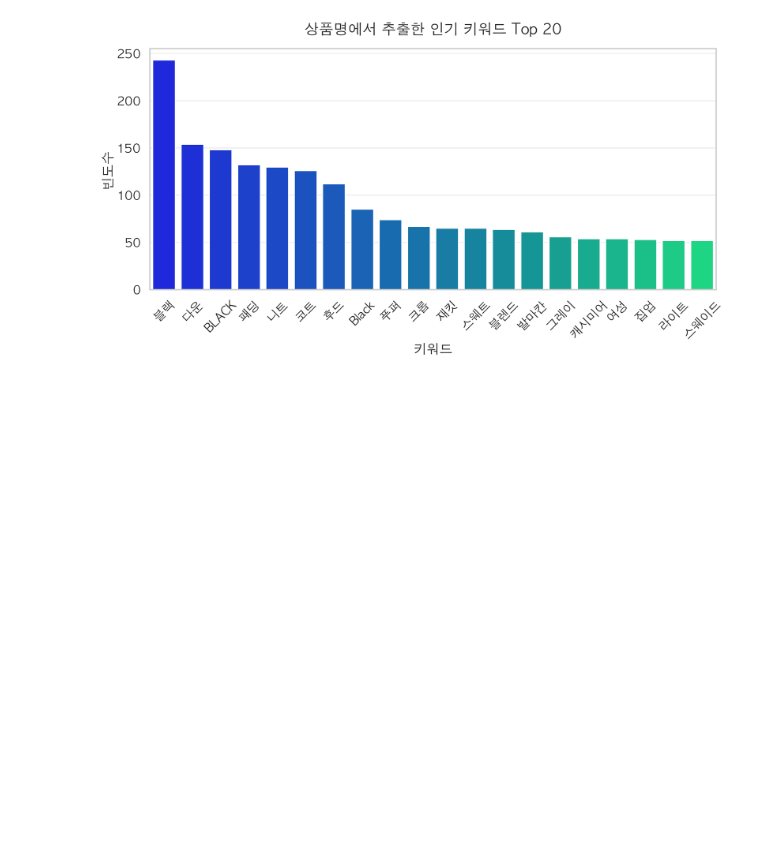
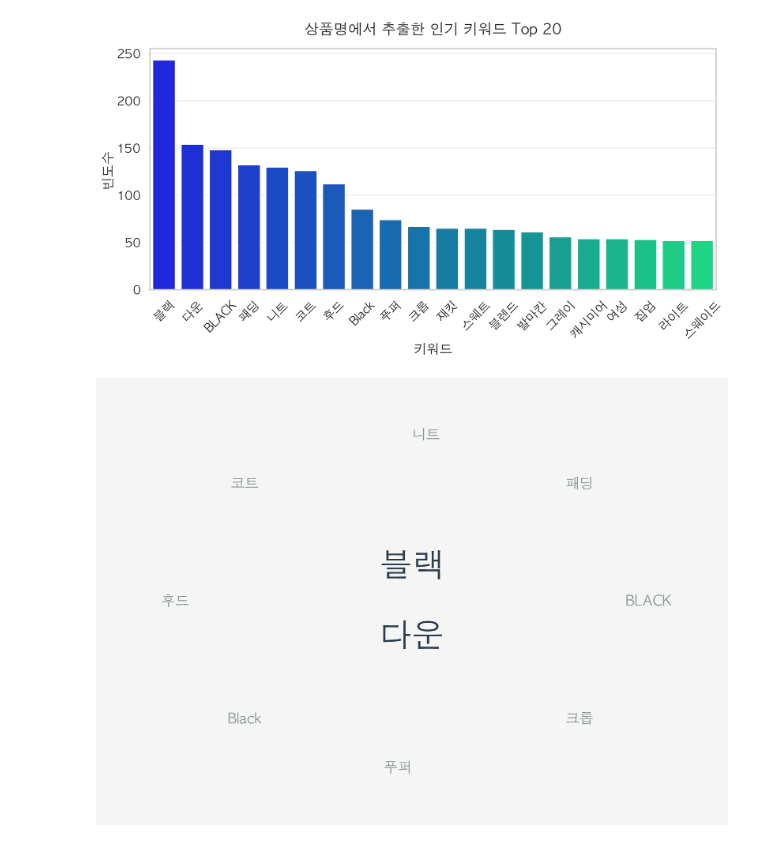
Before and after one commit to parkjto/Fashion_Platform-Musinsa-Trend_Analysis, a Jupyter notebook: Fashion_Platform_Trend_Analysis.ipynb, the cells around one changed output. Saved outputs shown, nothing was run; the diff lists cells and outputs as text; code cells hidden in the pictures; blank space fills up the shorter version.

```diff
--- a/Fashion_Platform_Trend_Analysis.ipynb
+++ b/Fashion_Platform_Trend_Analysis.ipynb
@@ -1118,17 +1148,24 @@ Passing `palette` without assigning `hue` is deprecated and will be removed in v
 
 import numpy as np
 
-# 상위 키워드 추출 (이미 Cell 18에서 계산됨)
+# 상위 키워드 추출 (Cell 18 연동)
+try:
+    if 'top_keywords' not in locals():
+        # top_keywords가 없을 경우를 대비한 더미 데이터 또는 예외처리
+        pass
+except NameError:
+    pass
+
 top_2_keywords = top_keywords[:2]  # 상위 2개
 other_keywords = top_keywords[2:10]  # 3~10위 (주변 배치용)
 
 # 그림 생성
-fig, ax = plt.subplots(figsize=(12, 10))
+fig, ax = plt.subplots(figsize=(14, 10)) # 크기 키움
 ax.set_xlim(0, 10)
 ax.set_ylim(0, 10)
 ax.axis('off')  # 축 제거
 
-# 배경색 설정 (밝은 회색)
+# 배경색 설정
 fig.patch.set_facecolor('#f5f5f5')
 ax.set_facecolor('#f5f5f5')
 
@@ -1140,46 +1177,45 @@ for i, (keyword, count) in enumerate(top_2_keywords):
     y_pos = center_y + y_offset - (i * 1.6)
     ax.text(
         center_x, y_pos,
         keyword.upper(),
-        fontsize=48,
+        fontsize=50, # 폰트 더 키움
         fontweight='bold',
-        color='#000000',
+        color='#2c3e50',
         ha='center',
-        va='center',
-        family='sans-serif'
+        va='center'
+        # family 인자 제거: 전역 한글 폰트 설정 따름
     )
 
-# 주변에 나머지 키워드 배치 (작은 회색 글씨)
-# 원형 배치를 위한 각도 계산
+# 주변에 나머지 키워드 배치
 n_others = len(other_keywords)
 angles = np.linspace(0, 2 * np.pi, n_others, endpoint=False)
-radius = 3.5  # 중앙에서의 거리
+radius = 3.8  # 간격 넓힘
 
 for i, (keyword, count) in enumerate(other_keywords):
     angle = angles[i]
     x_pos = center_x + radius * np.cos(angle)
     y_pos = center_y + radius * np.sin(angle)
 
-    # 각도에 따라 정렬 방향 조정
     ha = 'center'
-    if abs(np.cos(angle)) > 0.5:  # 좌우에 가까우면
+    if abs(np.cos(angle)) > 0.5:
         ha = 'center'
-    elif np.cos(angle) > 0:  # 오른쪽
+    elif np.cos(angle) > 0:
         ha = 'left'
-    else:  # 왼쪽
+    else:
         ha = 'right'
 
     ax.text(
         x_pos, y_pos,
         keyword,
-        fontsize=18,
-        fontweight='normal',
-        color='#888888',
+        fontsize=22, # 폰트 키움
+        fontweight='bold',
+        color='#7f8c8d',
         ha=ha,
         va='center',
-        alpha=0.7,
-        family='sans-serif'
+        alpha=0.9
     )
 
 plt.tight_layout()
 plt.show()
+# %% [output]
+[figure, added]
```
Also changed, not shown: parts of 2 cells of this notebook.
